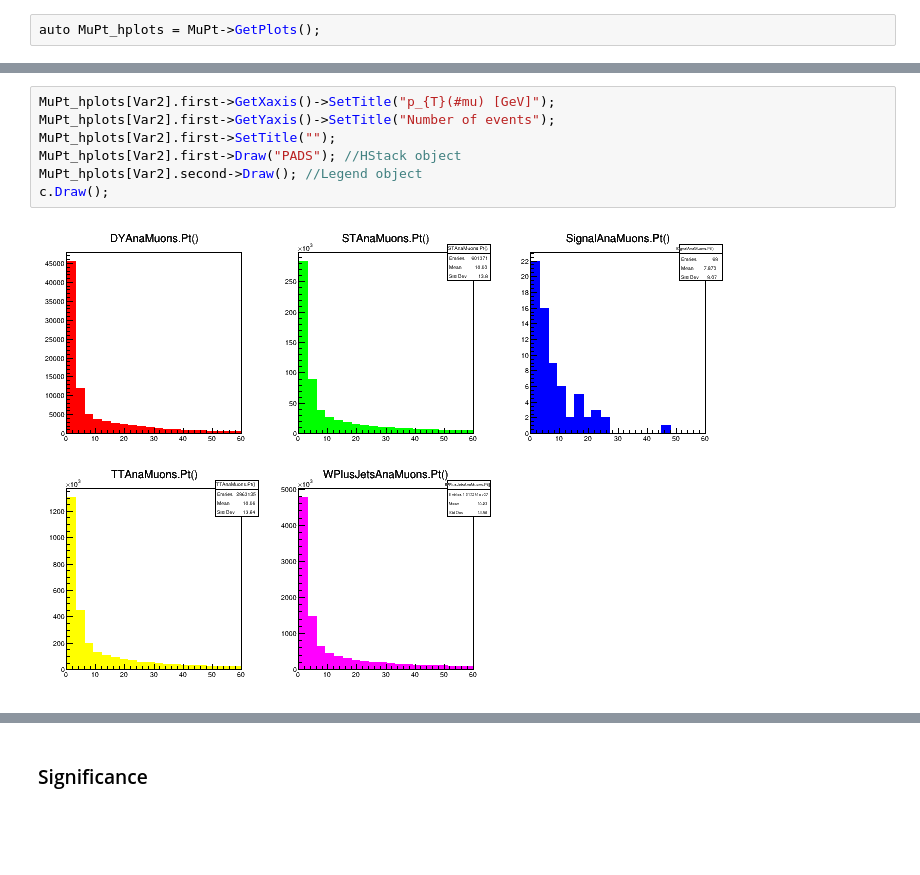
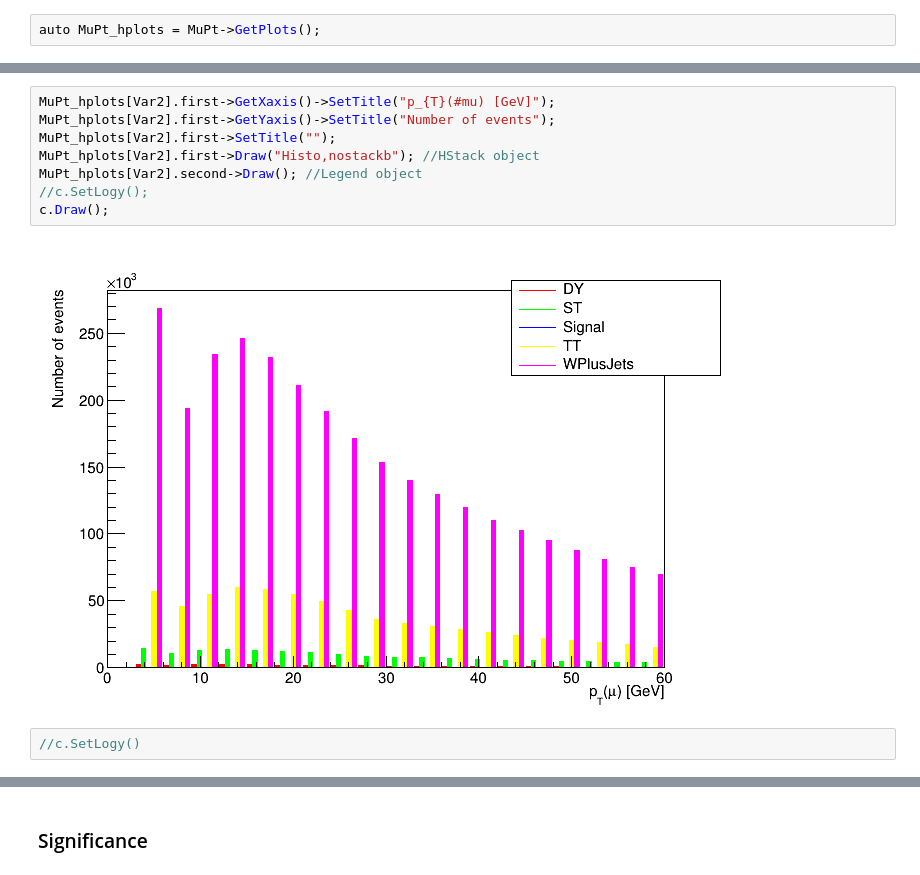
Before and after one commit to HENGEX/VLF_Montecarlo_Ana, a Jupyter notebook: scripts/CutFlow.ipynb, the cells around one changed output, grey strips where cells are left out. Cells and saved outputs as stored; diff of their text form; blank space fills up the shorter version.

```diff
--- a/scripts/CutFlow.ipynb
+++ b/scripts/CutFlow.ipynb
@@ -230,12 +212,15 @@ Info in <TCanvas::Print>: pdf file Plots_PDF/MuonEQ1_bJetsEQ0_MuonsPtLT30_MTLMuo
 # %%
 MuPt_hplots[Var2].first->GetXaxis()->SetTitle("p_{T}(#mu) [GeV]");
 MuPt_hplots[Var2].first->GetYaxis()->SetTitle("Number of events");
 MuPt_hplots[Var2].first->SetTitle("");
-MuPt_hplots[Var2].first->Draw("PADS"); //HStack object
+MuPt_hplots[Var2].first->Draw("Histo,nostackb"); //HStack object
 MuPt_hplots[Var2].second->Draw(); //Legend object
+//c.SetLogy();
 c.Draw();
 # %% [output]
-[figure, old version]
+[figure, new version]
+# %%
+//c.SetLogy()
 # %%
 PlotPathName = PlotPath +"/MuPtAll.pdf";
 if (SaveFiles) c.SaveAs(PlotPathName.c_str(),"pdf");
```
Also changed, not shown: parts of 43 cells of this notebook.
